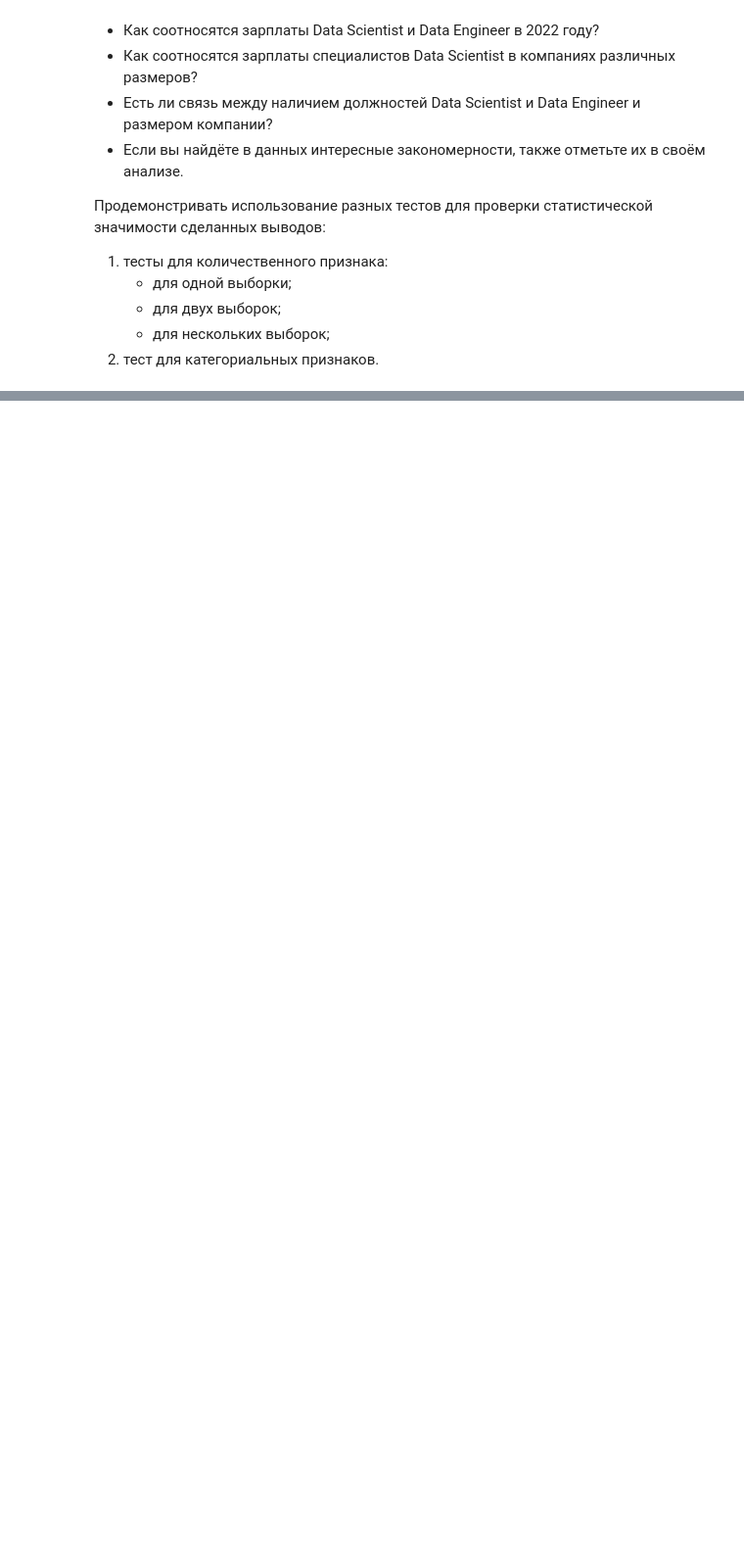
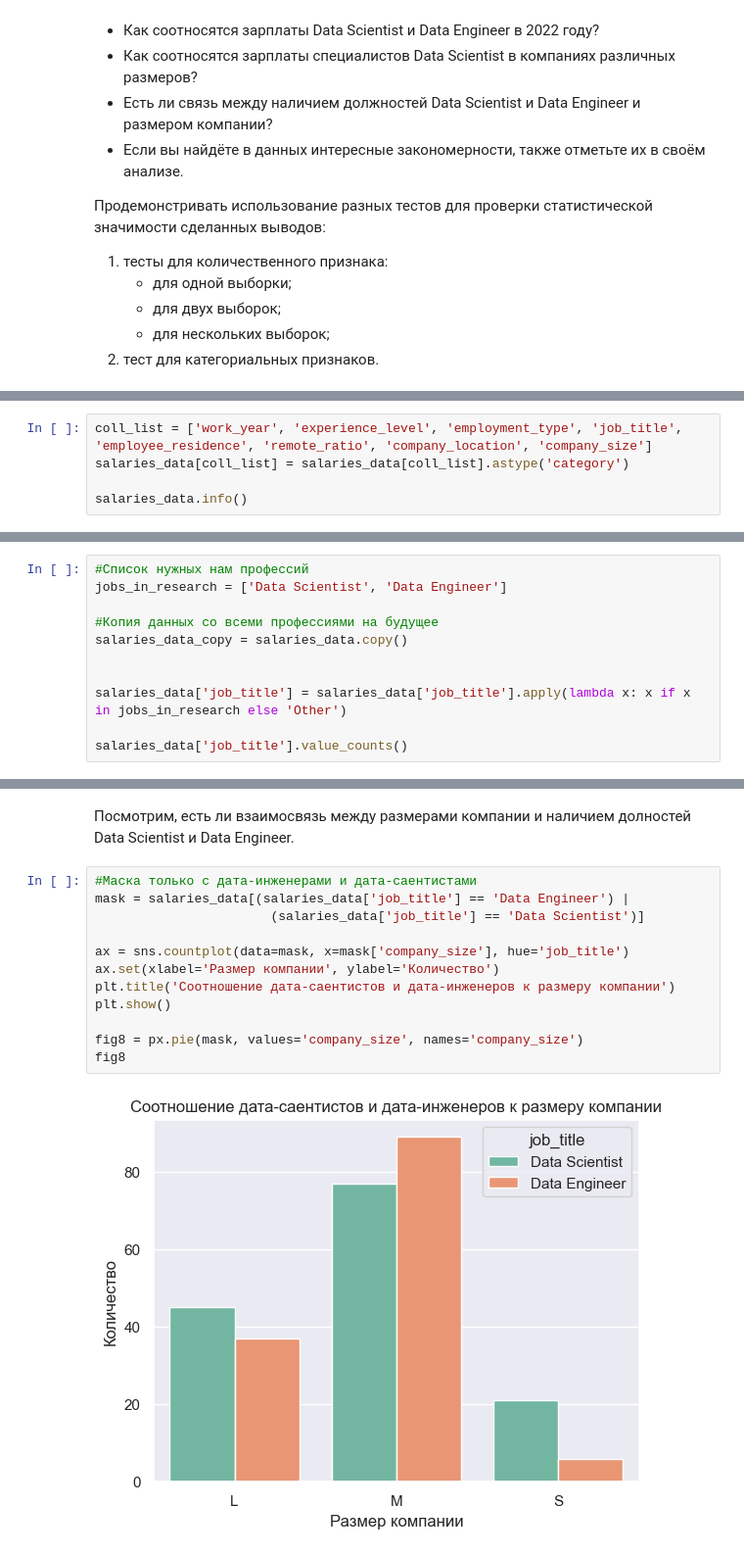
Before and after one commit to Elancinos/SF_DS_COURSE, a Jupyter notebook: Studies/EDA-4/EDA-4_practice.ipynb, the cells around one changed output, grey strips where cells are left out. Shown at 98% size. Saved outputs shown, nothing was run; the diff lists cells and outputs as text; blank space fills up the shorter version.

```diff
--- a/Studies/EDA-4/EDA-4_practice.ipynb
+++ b/Studies/EDA-4/EDA-4_practice.ipynb
@@ -113,0 +168,5 @@ salaries_data[salaries_data.duplicated()].shape[0])
+# %%
+coll_list = ['work_year', 'experience_level', 'employment_type', 'job_title', 'employee_residence', 'remote_ratio', 'company_location', 'company_size']
+salaries_data[coll_list] = salaries_data[coll_list].astype('category')
+
+salaries_data.info()
@@ -113,0 +192,11 @@ salaries_data[salaries_data.duplicated()].shape[0])
+# %%
+#Список нужных нам профессий
+jobs_in_research = ['Data Scientist', 'Data Engineer']
+
+#Копия данных со всеми профессиями на будущее
+salaries_data_copy = salaries_data.copy()
+
+
+salaries_data['job_title'] = salaries_data['job_title'].apply(lambda x: x if x in jobs_in_research else 'Other')
+
+salaries_data['job_title'].value_counts()
@@ -113,0 +351,16 @@ salaries_data[salaries_data.duplicated()].shape[0])
+# %% [markdown]
+Посмотрим, есть ли взаимосвязь между размерами компании и наличием долностей Data Scientist и Data Engineer.
+# %%
+#Маска только с дата-инженерами и дата-саентистами
+mask = salaries_data[(salaries_data['job_title'] == 'Data Engineer') |
+                       (salaries_data['job_title'] == 'Data Scientist')]
+
+ax = sns.countplot(data=mask, x=mask['company_size'], hue='job_title')
+ax.set(xlabel='Размер компании', ylabel='Количество')
+plt.title('Соотношение дата-саентистов и дата-инженеров к размеру компании')
+plt.show()
+
+fig8 = px.pie(mask, values='company_size', names='company_size')
+fig8
+# %% [output]
+[figure, added]
```
Also changed, not shown: parts of 36 cells of this notebook, 1 other file.
